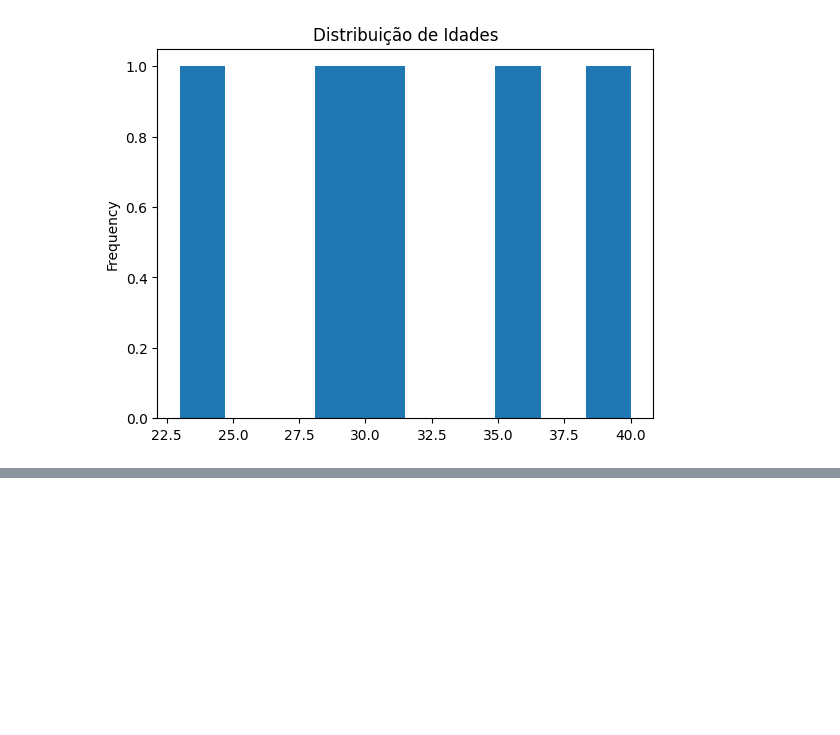
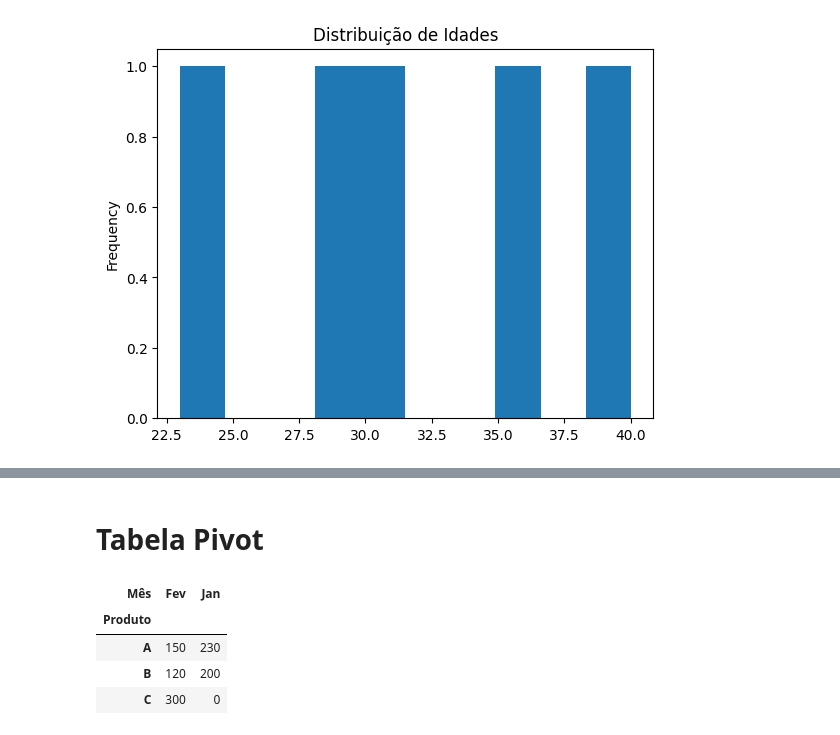
Before and after one commit to joao-victor-73/python.estudos, a Jupyter notebook: Estudos/Análise de Dados 2/Conceitos em Pandas/exemplo_documentacao.ipynb, the cells around one changed output, grey strips where cells are left out. Saved outputs shown, nothing was run; the diff lists cells and outputs as text; code cells hidden in the pictures; blank space fills up the shorter version.

```diff
--- a/Estudos/Análise de Dados 2/Conceitos em Pandas/exemplo_documentacao.ipynb
+++ b/Estudos/Análise de Dados 2/Conceitos em Pandas/exemplo_documentacao.ipynb
@@ -27,0 +65,28 @@ plt.show
+# %% [markdown]
+# Tabela Pivot
+# %%
+import pandas as pd
+
+# Criando dataset de exemplo
+dados = pd.DataFrame({
+    "Produto": ["A", "A", "B", "B", "A", "C"],
+    "Mês": ["Jan", "Fev", "Jan", "Fev", "Jan", "Fev"],
+    "Vendas": [100, 150, 200, 120, 130, 300]
+})
+
+# Criando tabela pivot
+tabela = dados.pivot_table(
+    values="Vendas",
+    index="Produto",
+    columns="Mês",
+    aggfunc="sum",
+    fill_value=0
+)
+
+tabela
+# %% [output]
+| Mês | Fev | Jan |
+| Produto |  |  |
+| A | 150 | 230 |
+| B | 120 | 200 |
+| C | 300 | 0 |
```
Also changed, not shown: parts of 4 cells of this notebook, 5 other files.
